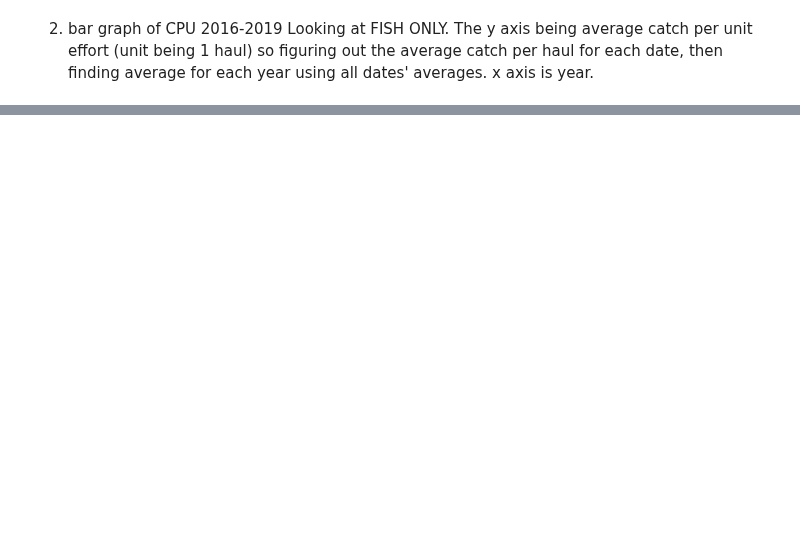
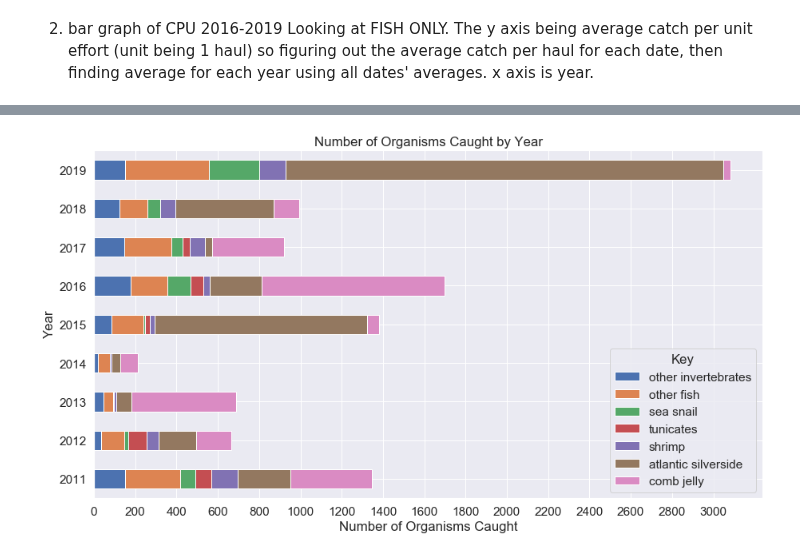
Before and after one commit to Shadhopson/Seining_Analysis, a Jupyter notebook: Untitled Folder 1/Untitled.ipynb, the cells around one changed output, grey strips where cells are left out. Drawn from its saved outputs; the diff is of its cells as text; code cells hidden in the pictures; blank space fills up the shorter version.

```diff
--- a/Untitled Folder 1/Untitled.ipynb
+++ b/Untitled Folder 1/Untitled.ipynb
@@ -119,0 +187,10 @@ cpu_fish_df.groupby(['Date', 'Year'], as_index=False).sum()
+# %%
+sns.set(rc={'figure.figsize':(15,8)}, font_scale=1.4)
+df2.set_index('Key').T.plot.barh(stacked=True);
+plt.title('Number of Organisms Caught by Year')
+plt.xlabel('Number of Organisms Caught')
+plt.ylabel('Year')
+plt.xticks(np.arange(0,3200,step=200))
+plt.show()
+# %% [output]
+[figure, added]
```
Also changed, not shown: parts of 30 cells of this notebook, 14 other files.
